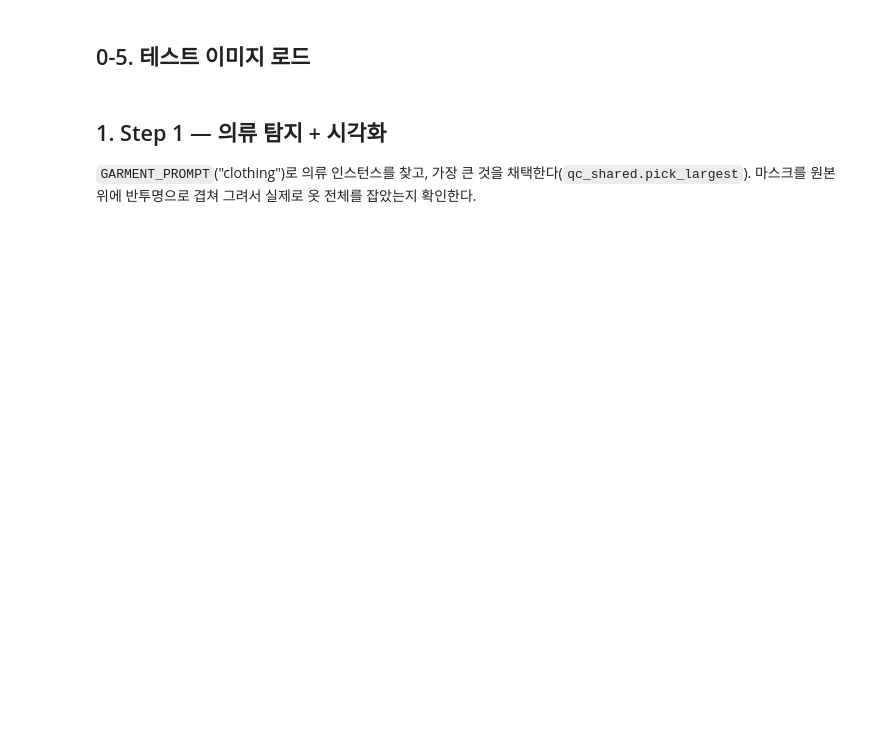
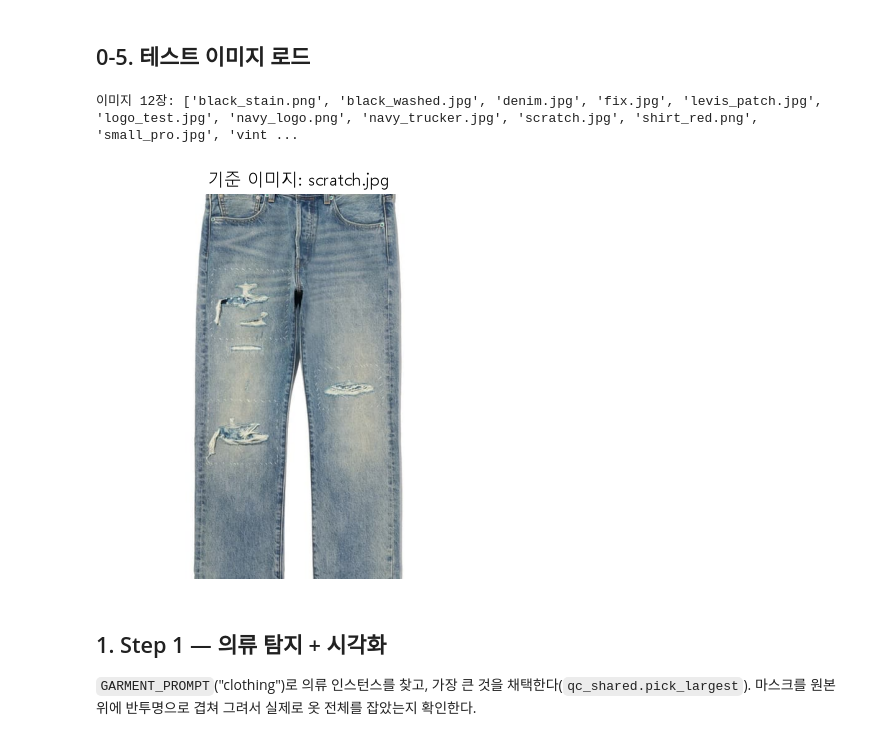
Before and after one commit to Team-vintib/Vintib-AI, a Jupyter notebook: AI/validation/QUAL/sam3-parts-segment-check/parts_segment_check.ipynb, the cells around one changed output. Saved outputs shown, nothing was run; the diff lists cells and outputs as text; code cells hidden in the pictures; blank space fills up the shorter version.

Commit message:
[S15P11A108-501] test: 파츠 분할 세그먼트 성능 비교 테스트 결과

```diff
--- a/AI/validation/QUAL/sam3-parts-segment-check/parts_segment_check.ipynb
+++ b/AI/validation/QUAL/sam3-parts-segment-check/parts_segment_check.ipynb
@@ -74,17 +83,20 @@ caller._ensure_loaded()  # 로그·디바이스 확인용으로 미리 로드(
 # %%
 image_paths = qc_shared.list_images()
 assert image_paths, "sample_images/ 에 이미지가 없습니다 (qc_shared.SHARED_IMAGE_DIR 참고)."
 print(f"이미지 {len(image_paths)}장: {[p.name for p in image_paths]}")
 
 # §1~§5는 이 기준 이미지 1장으로 단계별로 확인한다. §6에서 전체 배치를 돈다.
-demo_path = image_paths[0]
+demo_path = image_paths[8]
 demo_image = Image.open(demo_path).convert("RGB")
 
 plt.figure(figsize=(5, 5))
 plt.imshow(demo_image)
 plt.title(f"기준 이미지: {demo_path.name}")
 plt.axis("off")
 plt.show()
+# %% [output]
+이미지 12장: ['black_stain.png', 'black_washed.jpg', 'denim.jpg', 'fix.jpg', 'levis_patch.jpg', 'logo_test.jpg', 'navy_logo.png', 'navy_trucker.jpg', 'scratch.jpg', 'shirt_red.png', 'small_pro.jpg', 'vint ...
+[figure, added]
 # %% [markdown]
 ## 1. Step 1 — 의류 탐지 + 시각화
 
```
Also changed, not shown: parts of 10 cells of this notebook.
